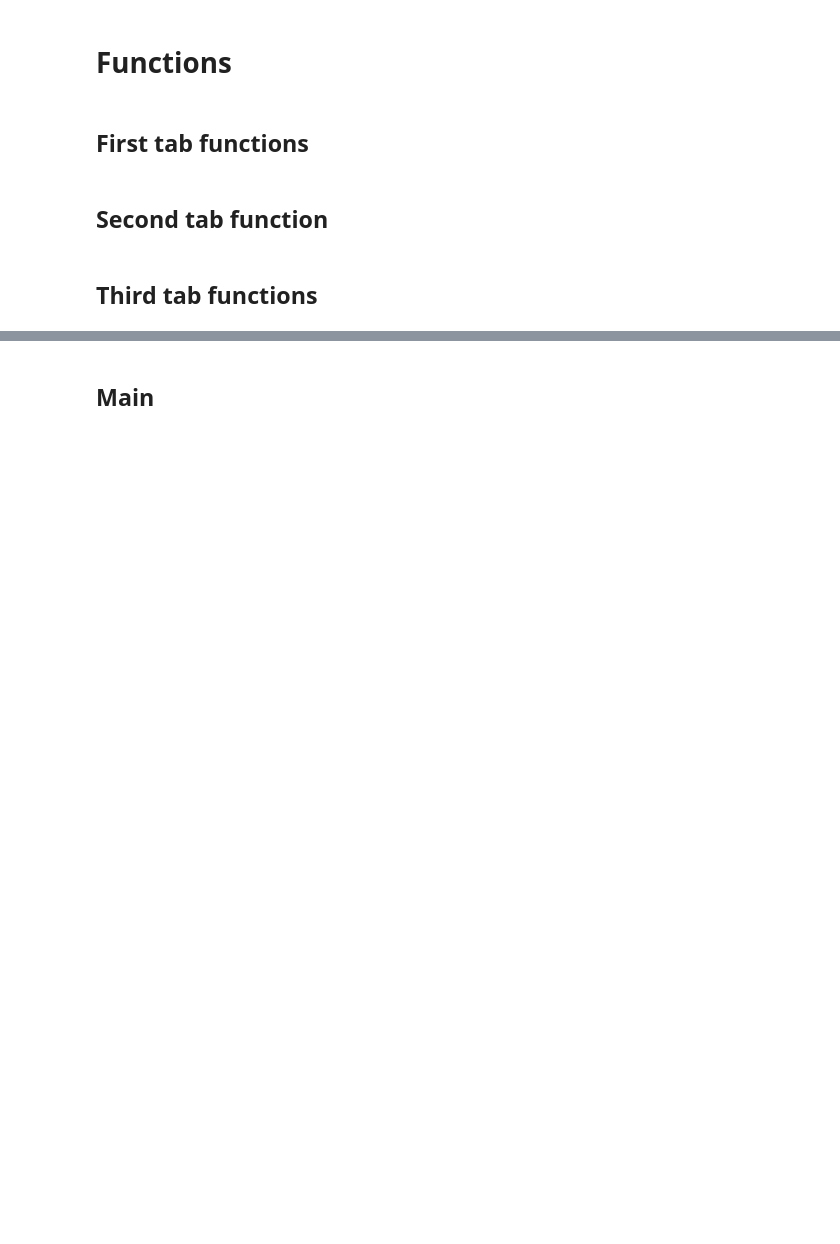
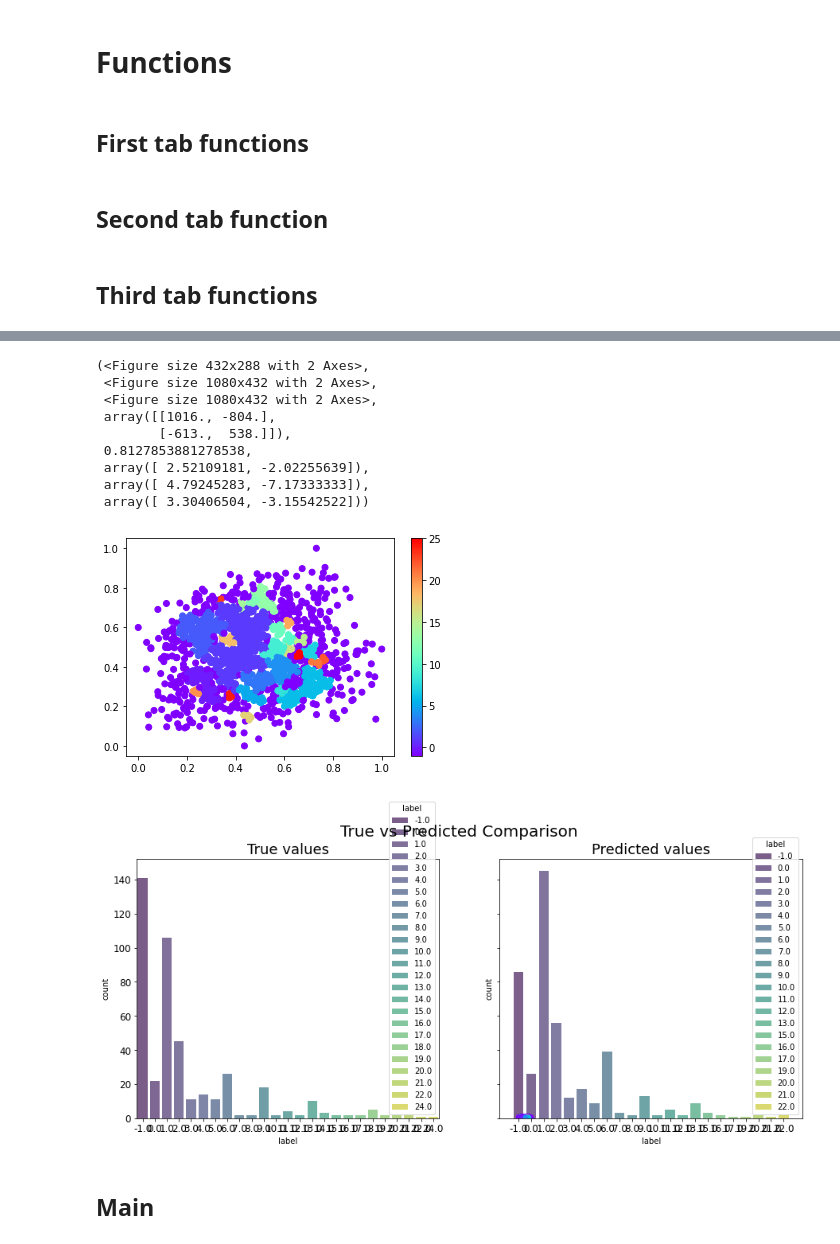
Before and after one commit to donutyeon/Systeme-intelligent-de-recherche-d-informations, a Jupyter notebook: test_for_gui.ipynb, the cells around one changed output, grey strips where cells are left out. Saved outputs shown, nothing was run; the diff lists cells and outputs as text; code cells hidden in the pictures; blank space fills up the shorter version.

```diff
--- a/test_for_gui.ipynb
+++ b/test_for_gui.ipynb
@@ -22,6 +25,8 @@ y_train = pd.read_csv('y_train.csv')
 X_test = pd.read_csv('X_test.csv')
 y_test = pd.read_csv('y_test.csv')
 
-df_pca_dbscan = pd.read_csv('df_pca_dbscan.csv')
+df_pca_dbscan = pd.read_csv('pca_df_dbscan.csv').drop(['label', 'Unnamed: 0'], axis=1)
 # %%
 queries_porter = pd.read_csv('queries_porter.csv')
+# %%
+ml = MachineLearning()
@@ -82,0 +115,22 @@ def search_query(query):
+# %%
+def run_dbscan_function(eps, min_samples):
+        global X
+        X = df_pca_dbscan.copy()
+        dbscan = ml.DBSCAN(eps, min_samples, data=df_pca_dbscan.to_numpy())
+        dbscan.fit()
+        X['label'] = np.nan
+        clusters = dbscan.get_clusters()
+        noise = dbscan.get_noise()
+        for cluster in range (len(clusters)):
+                for element in clusters[cluster]:
+                        #assign cluster number to each element
+                        X.loc[element]['label'] = cluster
+        for element in noise:
+                #assign cluster number to each element
+                X.loc[element]['label'] = -1
+        fig = plt.figure(1)
+        plt.scatter(X['0'],X['1'], c=X['label'], cmap='rainbow')
+        plt.colorbar()
+        res, plot_naive, plot_naive_scatter,confusion_matrix_naive, accuracy, precision, recall, f1 = run_naive_bayes()
+
+        return fig, plot_naive, plot_naive_scatter, confusion_matrix_naive, accuracy, precision, recall, f1
@@ -83,3 +158,17 @@ def search_query(query):
+# %%
+run_dbscan_function(0.0222221, 7)
+# %% [output]
+(<Figure size 432x288 with 2 Axes>,
+ <Figure size 1080x432 with 2 Axes>,
+ <Figure size 1080x432 with 2 Axes>,
+ array([[1016., -804.],
+        [-613.,  538.]]),
+ 0.8127853881278538,
+ array([ 2.52109181, -2.02255639]),
+ array([ 4.79245283, -7.17333333]),
+ array([ 3.30406504, -3.15542522]))
+[figure, added]
+[figure, added]
 # %% [markdown]
 ## Main
 # %%
```
Also changed, not shown: parts of 5 cells of this notebook, 1 other file.
